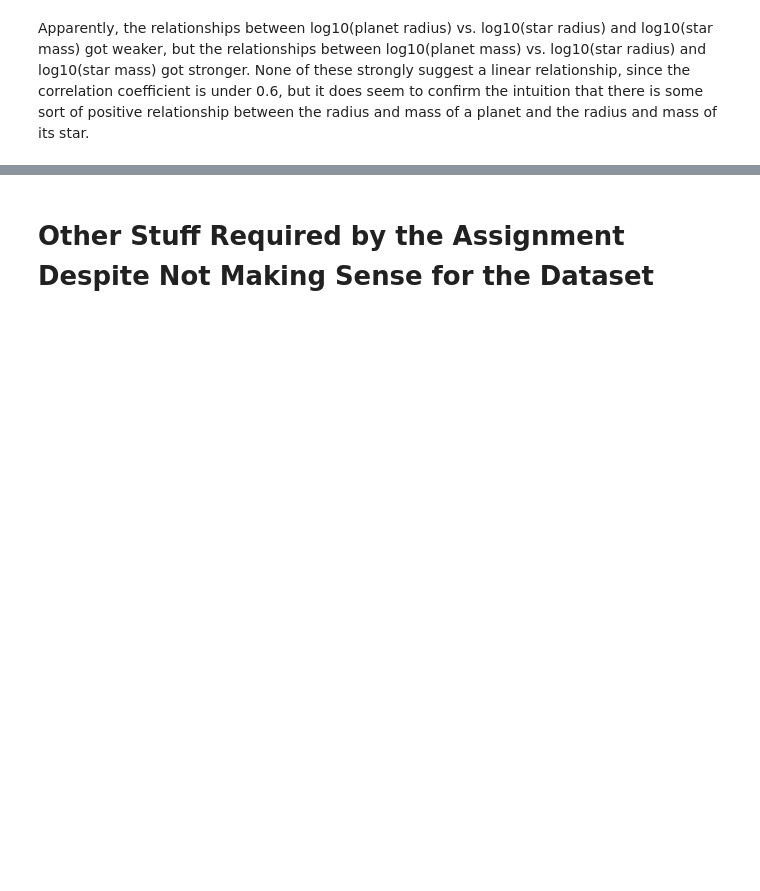
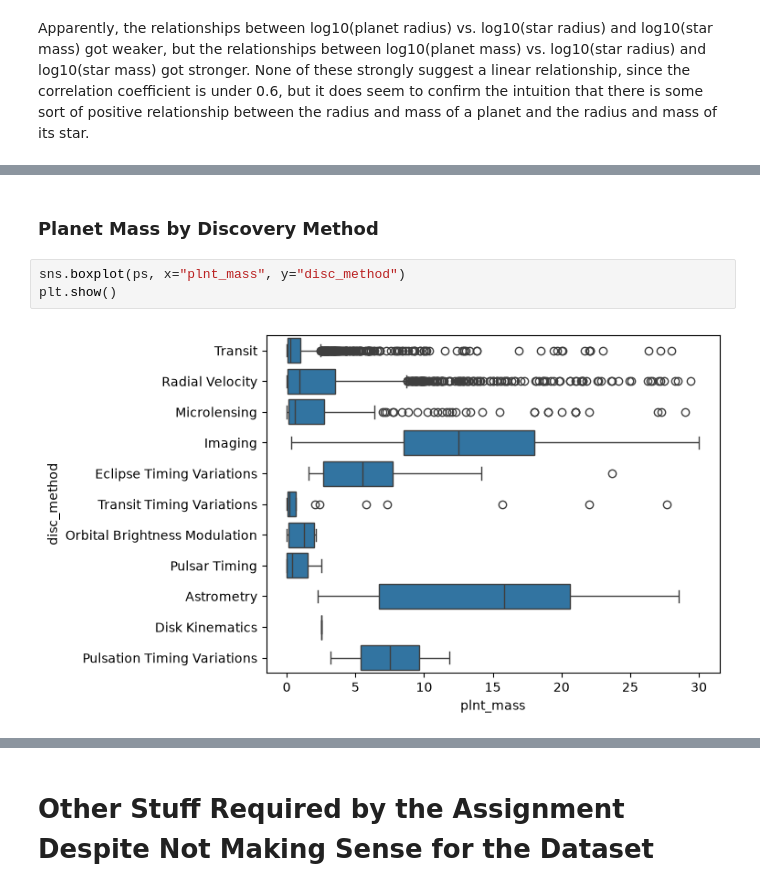
Before and after one commit to sasha-radosav/csc-460-hw-4, a Jupyter notebook: main.ipynb, the cells around one changed output, grey strips where cells are left out. Saved outputs shown, nothing was run; the diff lists cells and outputs as text; blank space fills up the shorter version.

```diff
--- a/main.ipynb
+++ b/main.ipynb
@@ -1111,0 +1127,7 @@ Apparently, the relationships between log10(planet radius) vs. log10(star radius
+# %% [markdown]
+### Planet Mass by Discovery Method
+# %%
+sns.boxplot(ps, x="plnt_mass", y="disc_method")
+plt.show()
+# %% [output]
+[figure, added]
```
Also changed, not shown: parts of 12 cells of this notebook.
